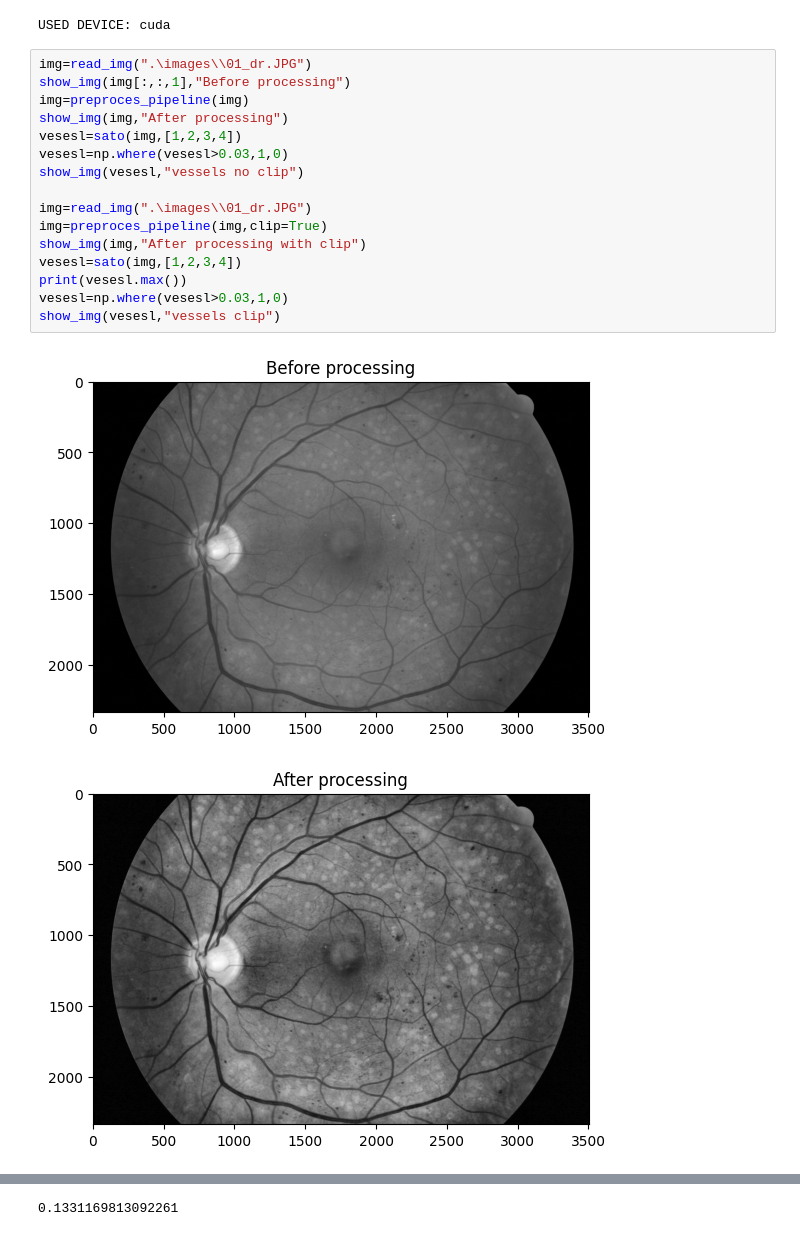
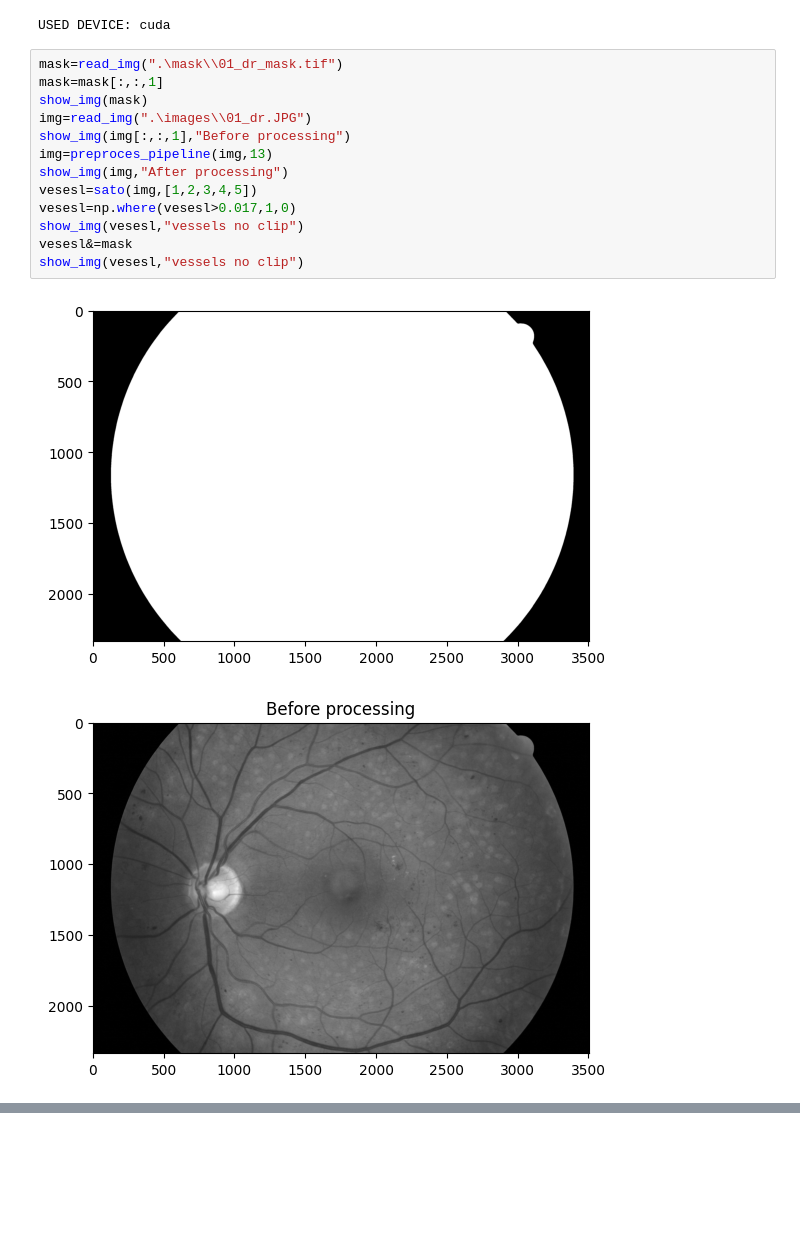
Before and after one commit to StanislawMarszalek/segmentation-of-fundus-images, a Jupyter notebook: wykrywanie_dna_oka.ipynb, the cells around one changed output, grey strips where cells are left out. Saved outputs shown, nothing was run; the diff lists cells and outputs as text; blank space fills up the shorter version.

```diff
--- a/wykrywanie_dna_oka.ipynb
+++ b/wykrywanie_dna_oka.ipynb
@@ -14,21 +14,18 @@ print(f"USED DEVICE: {DEVICE}")
 # %% [output]
 USED DEVICE: cuda
 # %%
+mask=read_img(".\mask\\01_dr_mask.tif")
+mask=mask[:,:,1]
+show_img(mask)
 img=read_img(".\images\\01_dr.JPG")
 show_img(img[:,:,1],"Before processing")
-img=preproces_pipeline(img)
+img=preproces_pipeline(img,13)
 show_img(img,"After processing")
-vesesl=sato(img,[1,2,3,4])
-vesesl=np.where(vesesl>0.03,1,0)
+vesesl=sato(img,[1,2,3,4,5])
+vesesl=np.where(vesesl>0.017,1,0)
 show_img(vesesl,"vessels no clip")
-
-img=read_img(".\images\\01_dr.JPG")
-img=preproces_pipeline(img,clip=True)
-show_img(img,"After processing with clip")
-vesesl=sato(img,[1,2,3,4])
-print(vesesl.max())
-vesesl=np.where(vesesl>0.03,1,0)
-show_img(vesesl,"vessels clip")
+vesesl&=mask
+show_img(vesesl,"vessels no clip")
 # %% [output]
-[figure, old version]
+[figure, new version]
-[figure, old version]
+[figure, new version]
@@ -37 +33,0 @@ show_img(vesesl,"vessels clip")
-0.1331169813092261
```
Also changed, not shown: parts of 3 cells of this notebook, 1 other file.
